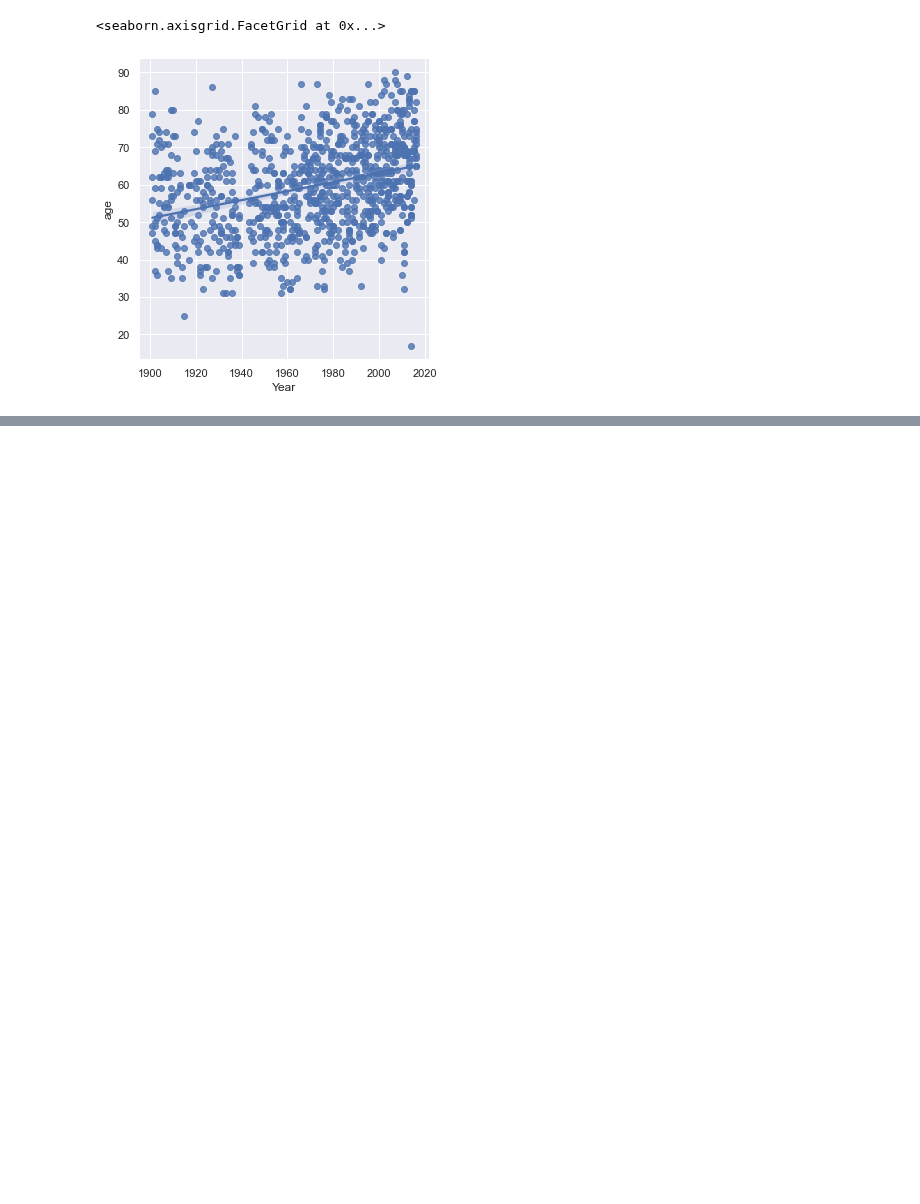
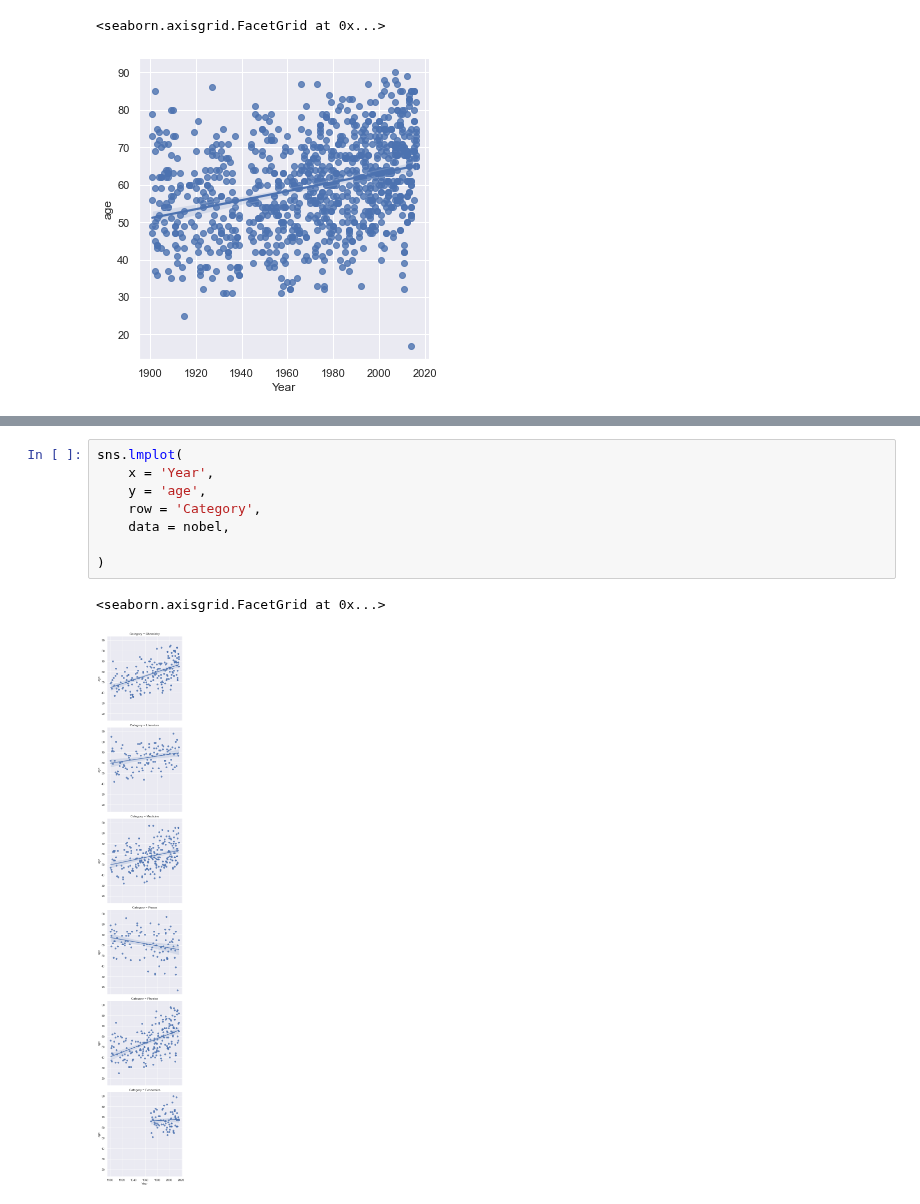
Before and after one commit to Jose-Servin/DataCamp, a Jupyter notebook: Projects/Nobel_Prize/Nobel_Prize_EDA.ipynb, the cells around one changed output, grey strips where cells are left out. Drawn from its saved outputs; the diff is of its cells as text; blank space fills up the shorter version.

Commit message:
completed Nobel Prize EDA/ DataCamp Project

```diff
--- a/Projects/Nobel_Prize/Nobel_Prize_EDA.ipynb
+++ b/Projects/Nobel_Prize/Nobel_Prize_EDA.ipynb
@@ -233,0 +244,11 @@ sns.lmplot(data=nobel, x= 'Year', y= 'age')
+# %%
+sns.lmplot(
+    x = 'Year',
+    y = 'age',
+    row = 'Category',
+    data = nobel,
+
+)
+# %% [output]
+<seaborn.axisgrid.FacetGrid at 0x...>
+[figure, added]
```
Also changed, not shown: parts of 7 cells of this notebook.
